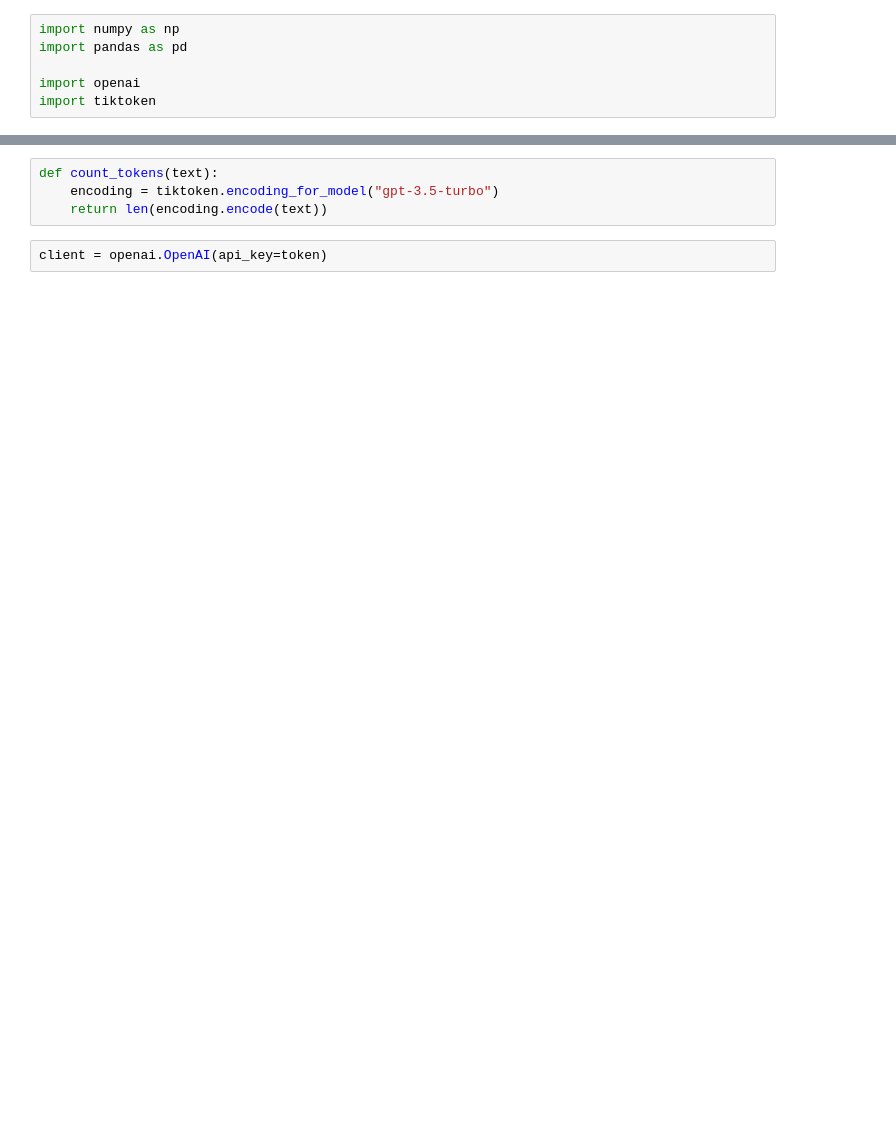
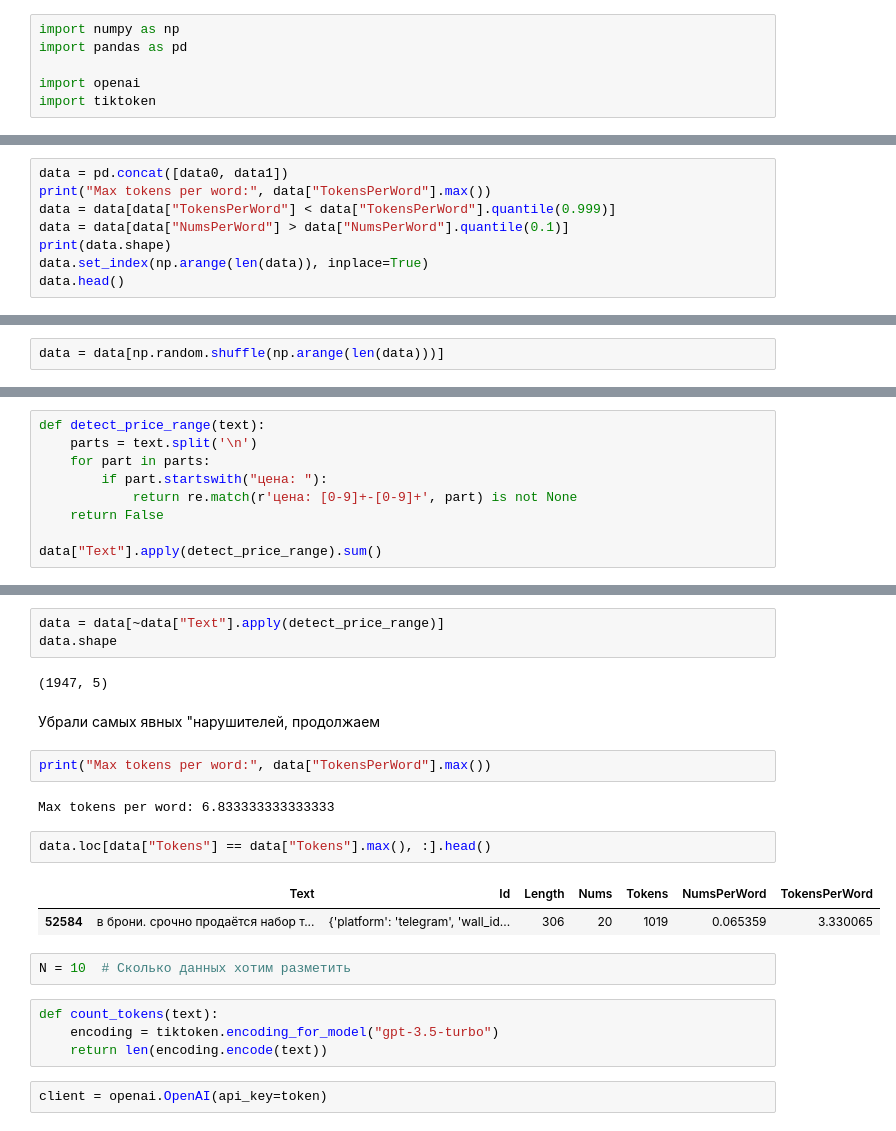
Before and after one commit to lpetrov02/ads_parsing, a Jupyter notebook: Marking/chatgpt.ipynb, the cells around one changed output, grey strips where cells are left out. Saved outputs shown, nothing was run; the diff lists cells and outputs as text; blank space fills up the shorter version.

```diff
--- a/Marking/chatgpt.ipynb
+++ b/Marking/chatgpt.ipynb
@@ -23,0 +55,8 @@ data.head()
+# %%
+data = pd.concat([data0, data1])
+print("Max tokens per word:", data["TokensPerWord"].max())
+data = data[data["TokensPerWord"] < data["TokensPerWord"].quantile(0.999)]
+data = data[data["NumsPerWord"] > data["NumsPerWord"].quantile(0.1)]
+print(data.shape)
+data.set_index(np.arange(len(data)), inplace=True)
+data.head()
@@ -23,0 +74,2 @@ data.head()
+# %%
+data = data[np.random.shuffle(np.arange(len(data)))]
@@ -23,0 +78,9 @@ data.head()
+# %%
+def detect_price_range(text):
+    parts = text.split('\n')
+    for part in parts:
+        if part.startswith("цена: "):
+            return re.match(r'цена: [0-9]+-[0-9]+', part) is not None
+    return False
+
+data["Text"].apply(detect_price_range).sum()
@@ -24,3 +97,21 @@ data.head()
+# %%
+data = data[~data["Text"].apply(detect_price_range)]
+data.shape
+# %% [output]
+(1947, 5)
+# %% [markdown]
+Убрали самых явных "нарушителей, продолжаем
+# %%
+print("Max tokens per word:", data["TokensPerWord"].max())
+# %% [output]
+Max tokens per word: 6.833333333333333
+# %%
+data.loc[data["Tokens"] == data["Tokens"].max(), :].head()
+# %% [output]
+|  | Text | Id | Length | Nums | Tokens | NumsPerWord | TokensPerWord |
+| 52584 | в брони. срочно продаётся набор т... | {'platform': 'telegram', 'wall_id... | 306 | 20 | 1019 | 0.065359 | 3.330065 |
+# %%
+N = 10  # Сколько данных хотим разметить
 # %%
 def count_tokens(text):
     encoding = tiktoken.encoding_for_model("gpt-3.5-turbo")
```
Also changed, not shown: parts of 26 cells of this notebook, 4 other files.
